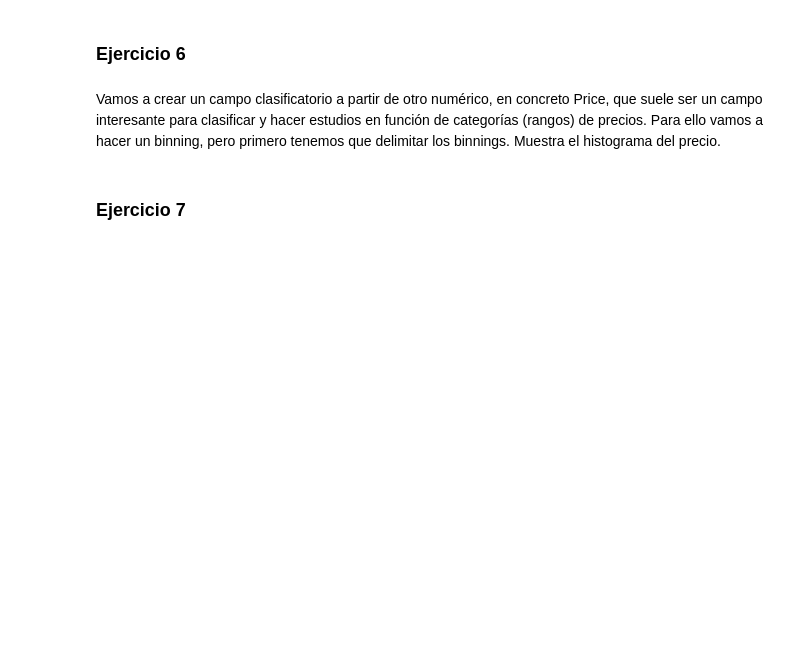
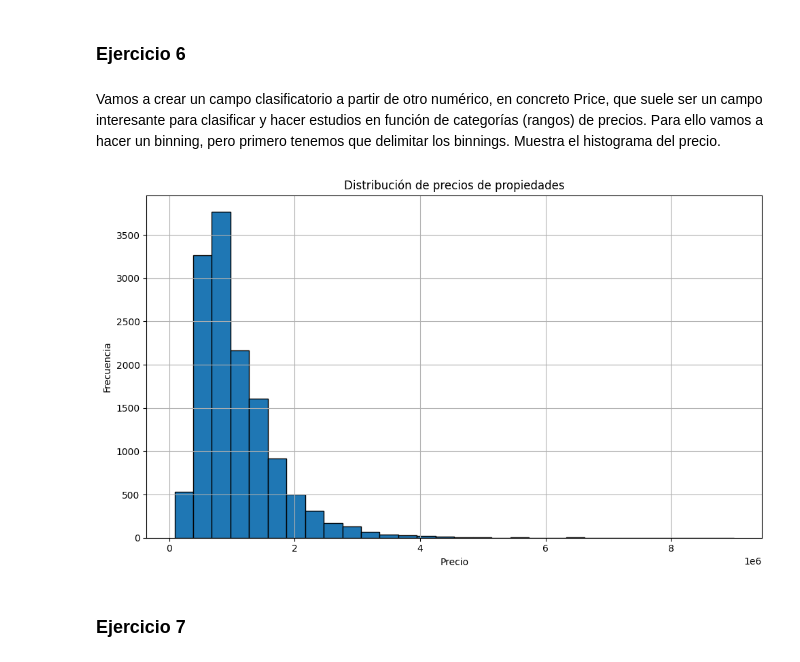
Before and after one commit to Whitee-12/DS-online-blanca, a Jupyter notebook: 03_Data_Analysis/Sprint_05/Unidad_01_Introduccion_Procesos_ETL/02_Ejercicios_Workout/12_Ejercicio_Numeros_Missings.ipynb, the cells around one changed output. Saved outputs shown, nothing was run; the diff lists cells and outputs as text; code cells hidden in the pictures; blank space fills up the shorter version.

```diff
--- a/03_Data_Analysis/Sprint_05/Unidad_01_Introduccion_Procesos_ETL/02_Ejercicios_Workout/12_Ejercicio_Numeros_Missings.ipynb
+++ b/03_Data_Analysis/Sprint_05/Unidad_01_Introduccion_Procesos_ETL/02_Ejercicios_Workout/12_Ejercicio_Numeros_Missings.ipynb
@@ -31,7 +80,27 @@ Para esas columnas, cálcula el porcentaje de nulos y decide cual de ellas quiz
 Decidimos no complicarnos la vida. Elimina las columnas con un porcentaje de nulos mayor que 20%
 # %%
 df_backup = df.copy() # Creamos un backup por si las moscas, antes de ponernos a prescindir de columnas
+# %%
+# Eliminar la columna 'BuildingArea'
+df.drop(columns='BuildingArea', inplace=True)
+df.drop(columns='YearBuilt', inplace = True)
 # %% [markdown]
 ### Ejercicio 4
 
 Para la columna "CouncilArea" intenta al menos dos técnicas de imputación o rellenado de nulos. Pero antes vamos ausar la técnica de marcar los nulos a parte por si queremos tenerlo en cuenta en el futuro. Para ello crea una columa "fue_nulo" que valga True para las columnas que tengan ahora CouncilArea a nulo y False en el caso contrario:
+# %%
+# Crear columna que marca si CouncilArea era nulo
+df['fue_nulo'] = df['CouncilArea'].isnull()
+
+# Obtener el valor más frecuente
+moda = df['CouncilArea'].mode()[0]
+
+# Imputar nulos con la moda
+df['CouncilArea_moda'] = df['CouncilArea'].fillna(moda)
+
+# Imputar nulos usando el valor más frecuente por Suburb
+df['CouncilArea_grupo'] = df['CouncilArea'].fillna(
+    df.groupby('Suburb')['CouncilArea'].transform(lambda x: x.mode()[0] if not x.mode().empty else moda)
+)
+
+print(df)
@@ -39,3 +126,12 @@ Para la columna "CouncilArea" intenta al menos dos técnicas de imputación o re
 ### Ejercicio 5:
 
 Ahora ya imputa la moda de las CouncilArea como recambio del nulo en "CouncilArea" (Como es un campo de texto no podemos utilizar la media, podríamos emplear la mediana, y en realidad depende del caso, ahora usa la moda)
+# %%
+# Calcular la moda de la columna 'CouncilArea'
+moda_council = df['CouncilArea'].mode()[0]
+
+# Imputar los nulos con la moda
+df['CouncilArea'] = df['CouncilArea'].fillna(moda_council)
+
+# Verificar que ya no hay nulos
+print(df['CouncilArea'].isnull().sum())
@@ -43,6 +141,19 @@ Ahora ya imputa la moda de las CouncilArea como recambio del nulo en "CouncilAre
 ### Ejercicio 6
 # %% [markdown]
 Vamos a crear un campo clasificatorio a partir de otro numérico, en concreto Price, que suele ser un campo interesante para clasificar y hacer estudios en función de categorías (rangos) de precios. Para ello vamos a hacer un binning, pero primero tenemos que delimitar los binnings. Muestra el histograma del precio.
+# %%
+import matplotlib.pyplot as plt
+
+plt.figure(figsize=(10,6))
+df['Price'].plot.hist(bins=30, edgecolor='black')
+plt.title('Distribución de precios de propiedades')
+plt.xlabel('Precio')
+plt.ylabel('Frecuencia')
+plt.grid(True)
+plt.tight_layout()
+plt.show()
+# %% [output]
+[figure, added]
 # %% [markdown]
 ### Ejercicio 7
 # %% [markdown]
```
Also changed, not shown: parts of 7 cells of this notebook.
